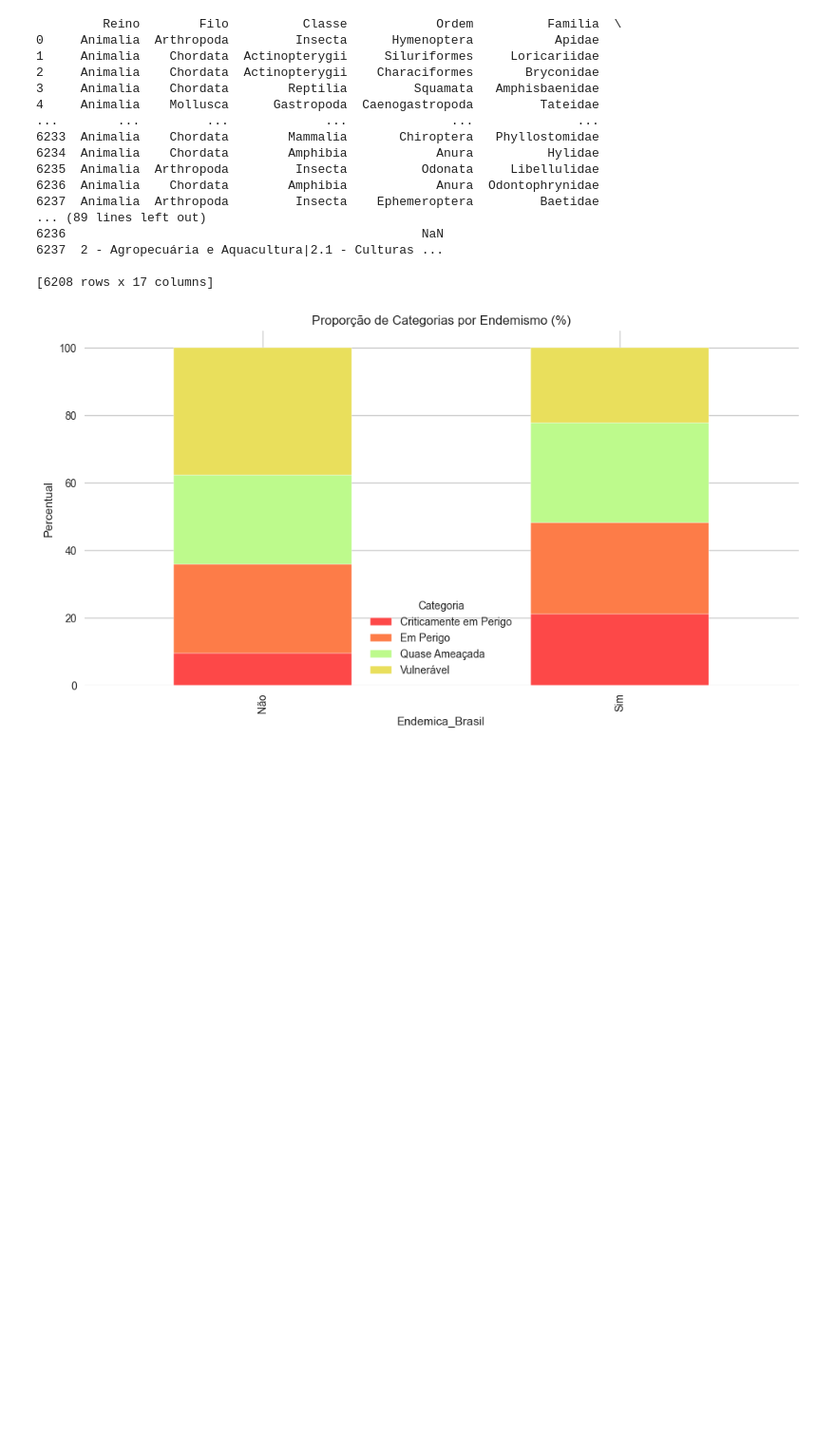
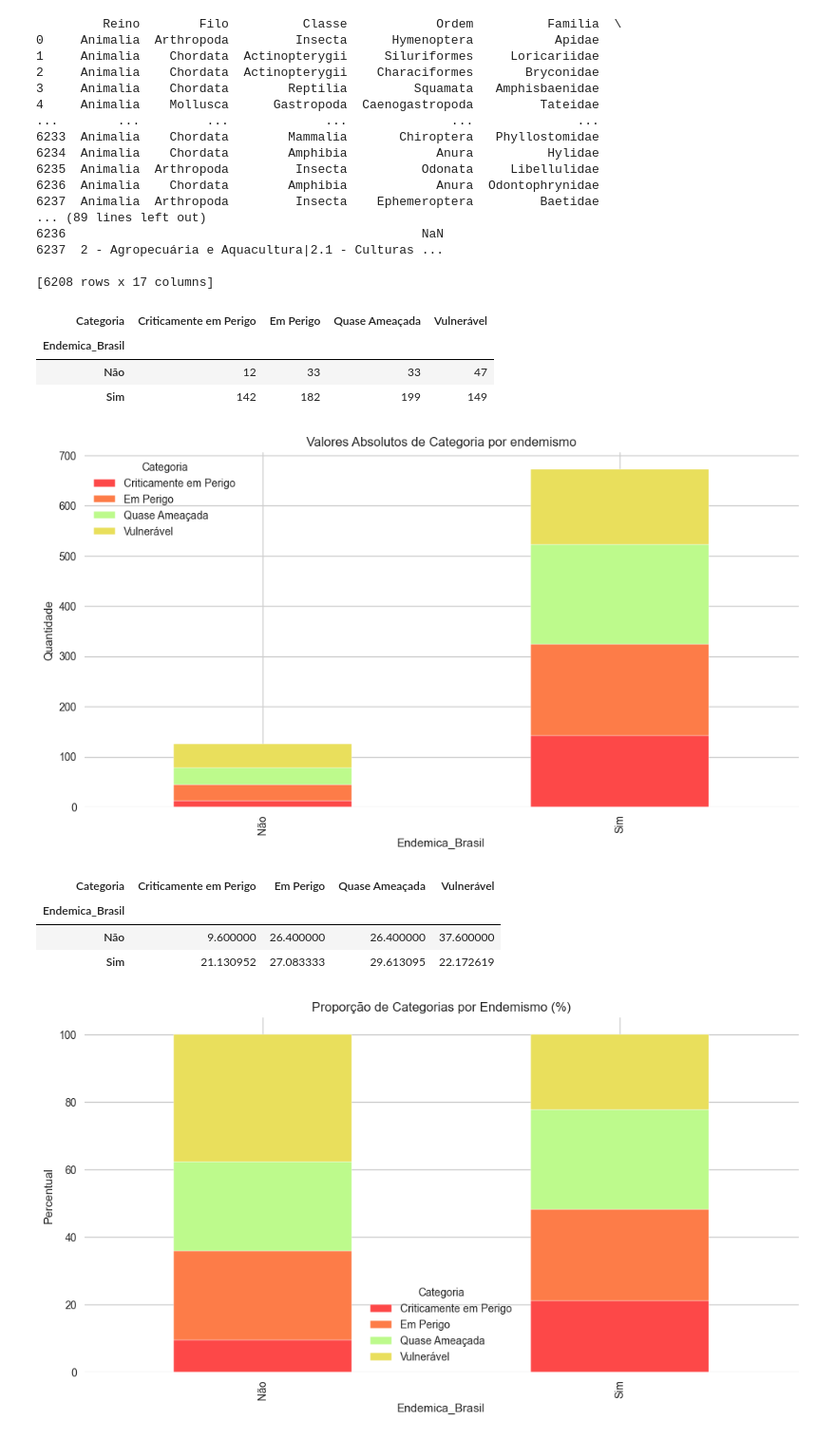
Before and after one commit to Carrascofs/analise-biodiversidade-mata-atlantica, a Jupyter notebook: notebooks/01_limpeza_e_exploracao.ipynb, the cells around one changed output. Shown at 95% size. Cells and saved outputs as stored; diff of their text form; code cells hidden in the pictures; blank space fills up the shorter version.

```diff
--- a/notebooks/01_limpeza_e_exploracao.ipynb
+++ b/notebooks/01_limpeza_e_exploracao.ipynb
@@ -126,7 +131,7 @@ colunas_desejadas = [
 ]
 
 df = pd.read_csv(
-    "data/raw/Salve_Mata_Atlantica.csv",
+    "../data/raw/Salve_Mata_Atlantica.csv",
     encoding="utf-8",
     sep=",",
     usecols=colunas_desejadas
@@ -339,9 +348,33 @@ print(df_endemica)
 
 [6208 rows x 17 columns]
 # %%
+# valores absolutos de cada categoria entre espécies endêmicas e não endêmicas
 categorias_principais = ['Criticamente em Perigo', 'Em Perigo', 'Vulnerável', 'Quase Ameaçada']
 df_endemica_filtrada = df_endemica[df_endemica['Categoria'].isin(categorias_principais)]
 cross_tab_filtrado = pd.crosstab(df_endemica_filtrada['Endemica_Brasil'], df_endemica_filtrada['Categoria'])
+cross_tab_filtrado
+# %% [output]
+| Categoria | Criticamente em Perigo | Em Perigo | Quase Ameaçada | Vulnerável |
+| Endemica_Brasil |  |  |  |  |
+| Não | 12 | 33 | 33 | 47 |
+| Sim | 142 | 182 | 199 | 149 |
+# %%
+colors = ["#FD4848", "#FD7C48", "#BDFA8C", "#E9DF5C"]
+cross_tab_filtrado.plot(kind='bar', stacked=True, figsize=(12, 6), color=colors)
+plt.title('Valores Absolutos de Categoria por endemismo')
+plt.ylabel('Quantidade')
+plt.show()
+# %% [output]
+[figure, added]
+# %%
+# percentuais de cada categoria entre espécies endêmicas e não endêmicas
+cross_tab_pct = cross_tab_filtrado.div(cross_tab_filtrado.sum(axis=1), axis=0) * 100
+cross_tab_pct
+# %% [output]
+| Categoria | Criticamente em Perigo | Em Perigo | Quase Ameaçada | Vulnerável |
+| Endemica_Brasil |  |  |  |  |
+| Não | 9.600000 | 26.400000 | 26.400000 | 37.600000 |
+| Sim | 21.130952 | 27.083333 | 29.613095 | 22.172619 |
 # %%
 colors = ["#FD4848", "#FD7C48", "#BDFA8C", "#E9DF5C"]
 cross_tab_pct.plot(kind='bar', stacked=True, figsize=(12, 6), color=colors)
```
Also changed, not shown: parts of 16 cells of this notebook.
